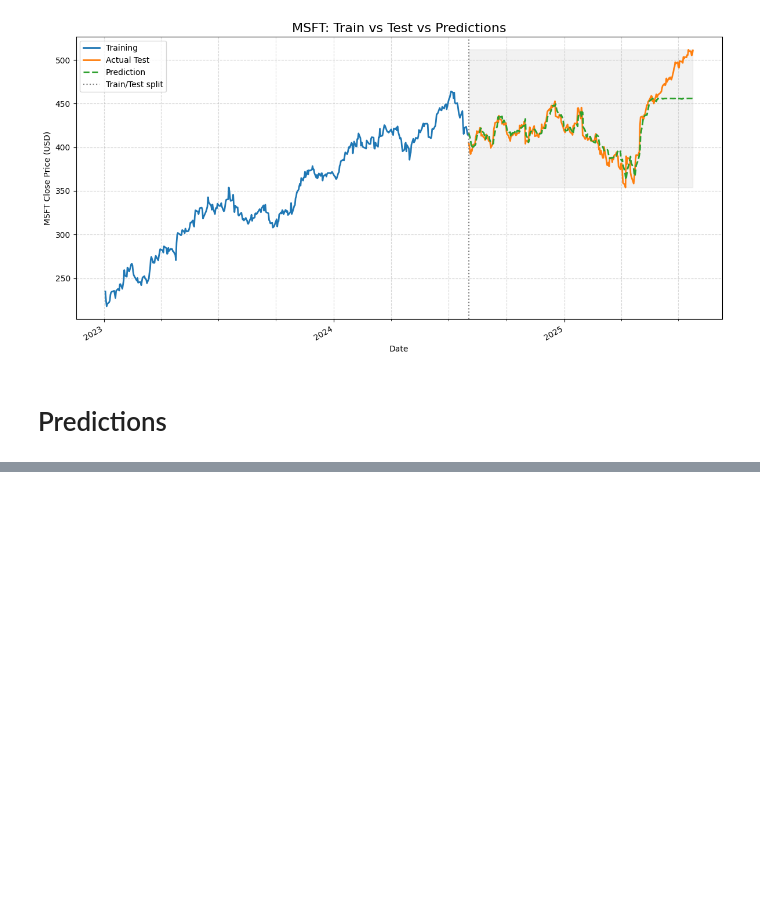
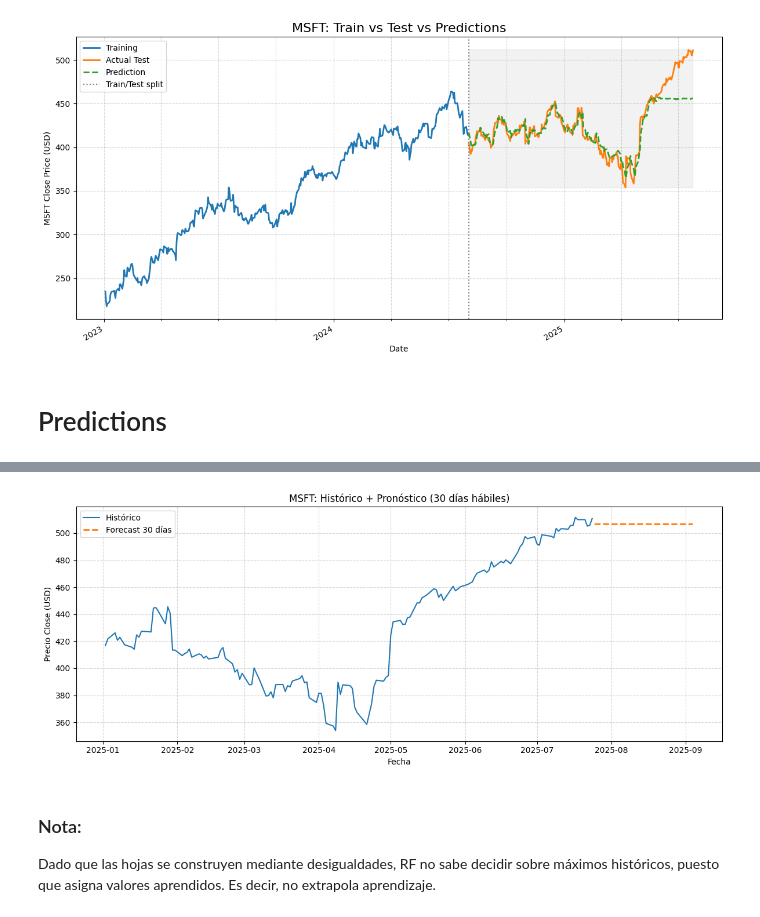
Before and after one commit to Larraguibel/Financial-Analysis, a Jupyter notebook: analysis/MSFT stock forecasting/random_forest.ipynb, the cells around one changed output, grey strips where cells are left out. Cells and saved outputs as stored; diff of their text form; code cells hidden in the pictures; blank space fills up the shorter version.

```diff
--- a/analysis/MSFT stock forecasting/random_forest.ipynb
+++ b/analysis/MSFT stock forecasting/random_forest.ipynb
@@ -124,0 +92,60 @@ features.head()
+# %%
+# 1. Build features and align targets
+window = 20
+features = create_features(msft_df, window)
+targets  = msft_df["Close"].loc[features.index]
+
+targets  = msft_df["Close"].loc[features.index]
+
+# 3. Fit and score
+rf = RandomForestRegressor(n_estimators=200, random_state=42, max_features=1/2,
+                           max_depth=10, min_samples_leaf=5, n_jobs=-1)
+rf.fit(features, targets)
+
+# predicts 30 days after the late date in msft_df
+last_date = msft_df.index.max()
+future_dates = pd.bdate_range(start=last_date + pd.Timedelta(days=1), periods=30)
+
+# 4. Semilla: la última fila de features
+last_window = features.iloc[-1].copy()
+
+# 5. Bucle recursivo de predicción
+future_preds = []
+for date in future_dates:
+    # predict 1 paso
+    pred = rf.predict(last_window.values.reshape(1, -1))[0]
+    future_preds.append(pred)
+
+    # actualiza la ventana: desplaza y coloca el nuevo pred en lag_1
+    # (y para simplificar mantenemos Volume/High/Low = el mismo valor de Close)
+    vals = last_window.copy()
+    for i in range(window, 1, -1):
+        vals[f"close_lag_{i}"] = vals[f"close_lag_{i-1}"]
+        vals[f"high_lag_{i}"]  = vals[f"high_lag_{i-1}"]
+        vals[f"low_lag_{i}"]   = vals[f"low_lag_{i-1}"]
+        vals[f"vol_lag_{i}"]   = vals[f"vol_lag_{i-1}"]
+    # ponemos en lag 1 la nueva predicción
+    vals["close_lag_1"] = pred
+    vals["high_lag_1"]  = pred
+    vals["low_lag_1"]   = pred
+    vals["vol_lag_1"]   = msft_df["Volume"].iloc[-1]  # o un valor promedio
+
+    last_window = vals
+
+# 6. Monta serie y dibuja
+future_series = pd.Series(future_preds, index=future_dates, name="Forecast")
+
+plt.figure(figsize=(12,5))
+plt.plot(msft_df["Close"].loc['2025-01-01':], label="Histórico")
+plt.plot(future_series,  label="Forecast 30 días", linestyle="--", linewidth=2)
+plt.title("MSFT: Histórico + Pronóstico (30 días hábiles)")
+plt.xlabel("Fecha"); plt.ylabel("Precio Close (USD)")
+plt.legend(); plt.grid(True, linestyle="--", alpha=0.5)
+plt.tight_layout()
+plt.show()
+# %% [output]
+[figure, added]
+# %% [markdown]
+### Nota:
+
+Dado que las hojas se construyen mediante desigualdades, RF no sabe decidir sobre máximos históricos, puesto que asigna valores aprendidos. Es decir, no extrapola aprendizaje.
```
Also changed, not shown: parts of 4 cells of this notebook.
